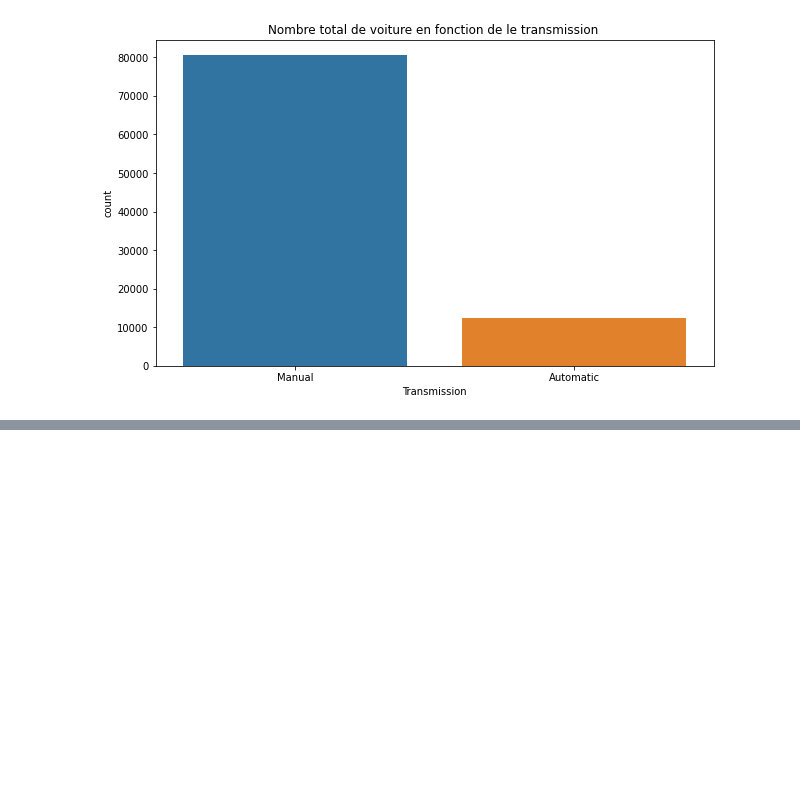
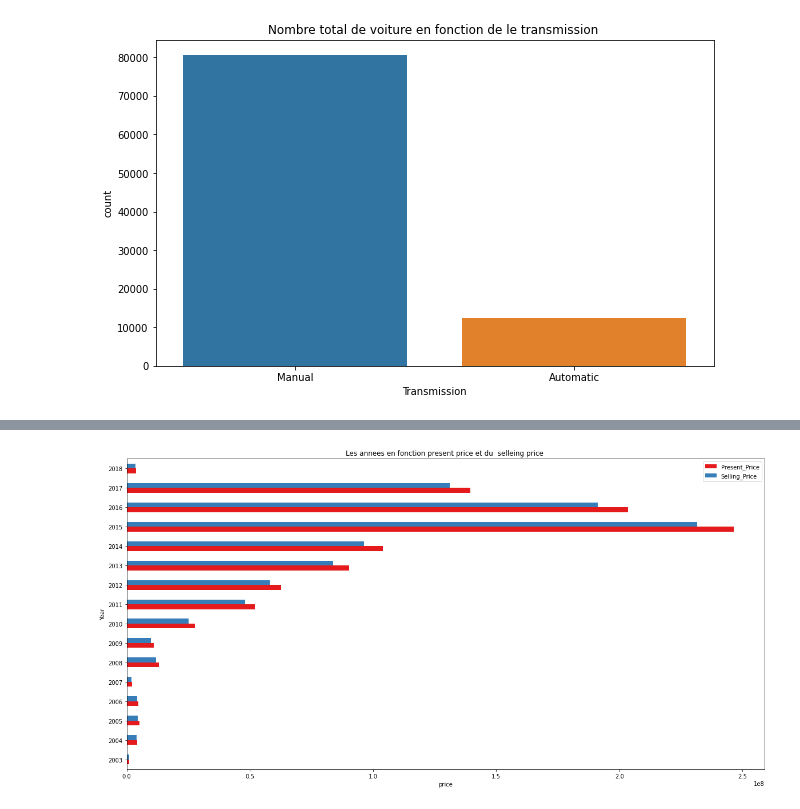
Before and after one commit to aurelienbono/Car_analyse, a Jupyter notebook: main.ipynb, the cells around one changed output, grey strips where cells are left out. Saved outputs shown, nothing was run; the diff lists cells and outputs as text; code cells hidden in the pictures; blank space fills up the shorter version.

```diff
--- a/main.ipynb
+++ b/main.ipynb
@@ -160,0 +107,7 @@ plt.show()
+# %%
+df.groupby('Year')['Present_Price','Selling_Price'].sum().plot.barh(color=sns.color_palette('Set1'), figsize=(20,10))
+plt.title("Les annees en fonction present price et du  selleing price ")
+plt.xlabel("price")
+plt.show()
+# %% [output]
+[figure, added]
```
Also changed, not shown: parts of 14 cells of this notebook, 1 other file.
